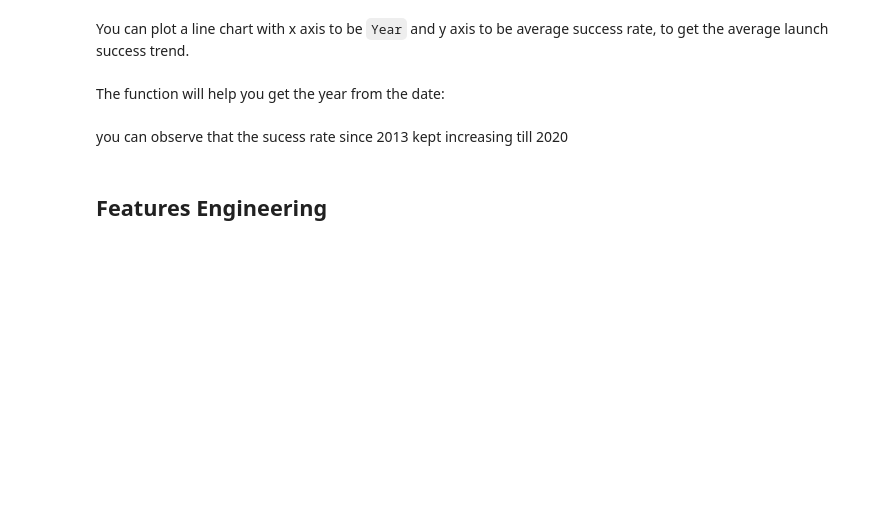
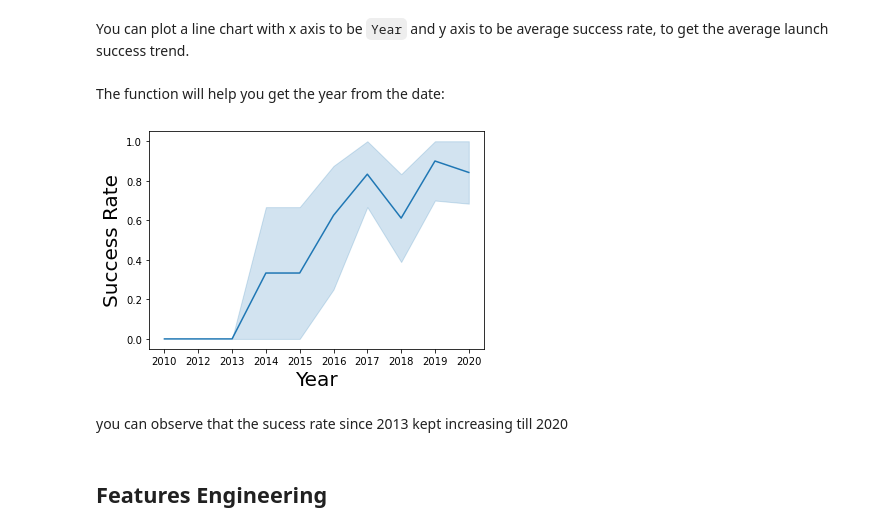
Before and after one commit to setzerace/IBM-Data-Science-Capstone-Project-Huang, a Jupyter notebook: Data visualization.ipynb, the cells around one changed output. Saved outputs shown, nothing was run; the diff lists cells and outputs as text; code cells hidden in the pictures; blank space fills up the shorter version.

Commit message:
Revise data visualization_complete

```diff
--- a/Data visualization.ipynb
+++ b/Data visualization.ipynb
@@ -165,8 +165,15 @@ def Extract_year(date):
     for i in df["Date"]:
         year.append(i.split("-")[0])
     return year
+year = Extract_year(df['Date'])
 # %%
 # Plot a line chart with x axis to be the extracted year and y axis to be the success rate
+sns.lineplot(y=df['Class'], x=year)
+plt.xlabel("Year",fontsize=20)
+plt.ylabel("Success Rate",fontsize=20)
+plt.show()
+# %% [output]
+[figure, added]
 # %% [markdown]
 you can observe that the sucess rate since 2013 kept increasing till 2020
 # %% [markdown]
```
Also changed, not shown: parts of 4 cells of this notebook.
